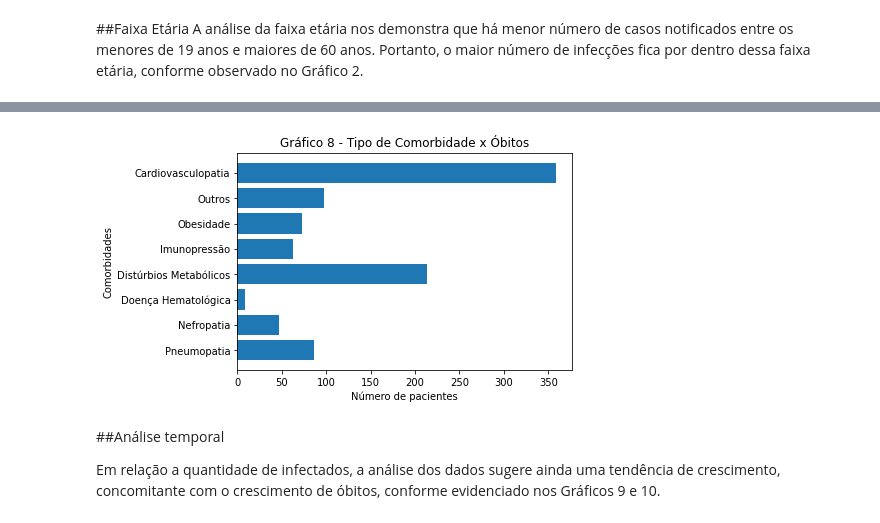
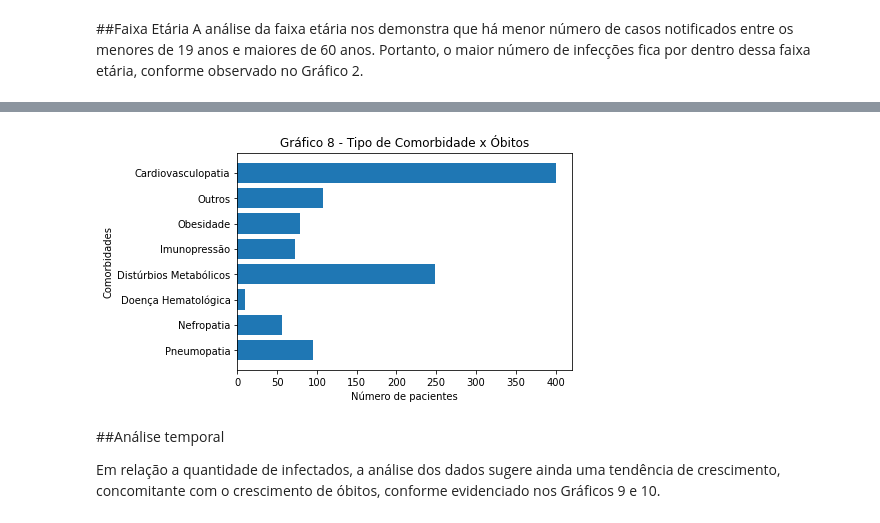
Before and after one commit to carmenscar/Data-Science-projects, a Jupyter notebook: analisecovidbsb.ipynb, the cells around one changed output, grey strips where cells are left out. Saved outputs shown, nothing was run; the diff lists cells and outputs as text; code cells hidden in the pictures.

```diff
--- a/analisecovidbsb.ipynb
+++ b/analisecovidbsb.ipynb
@@ -325,14 +345,14 @@ count                     521
 dtype: int64
 # %%
 disease = ['Pneumopatia','Nefropatia','Doença Hematológica','Distúrbios Metabólicos','Imunopressão','Obesidade','Outros','Cardiovasculopatia']
-n_disease = [86,47,9,213,62,73,98,359]
+n_disease = [95,56,9,248,72,79,108,401]
 
 plt.barh(disease, n_disease);
 plt.xlabel('Número de pacientes')
 plt.ylabel('Comorbidades')
 plt.title('Gráfico 8 - Tipo de Comorbidade x Óbitos');
 # %% [output]
-[figure, old version]
+[figure, new version]
 # %% [markdown]
 ##Análise temporal
 
```
Also changed, not shown: parts of 27 cells of this notebook.
